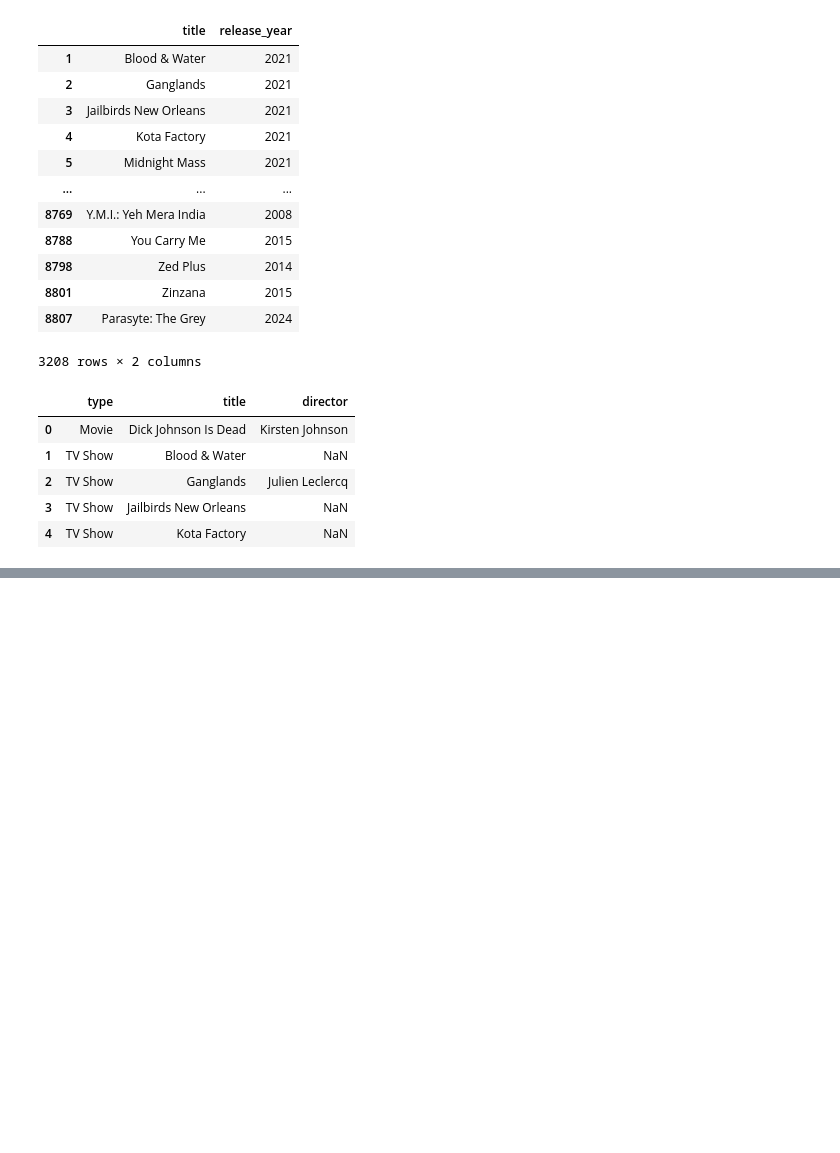
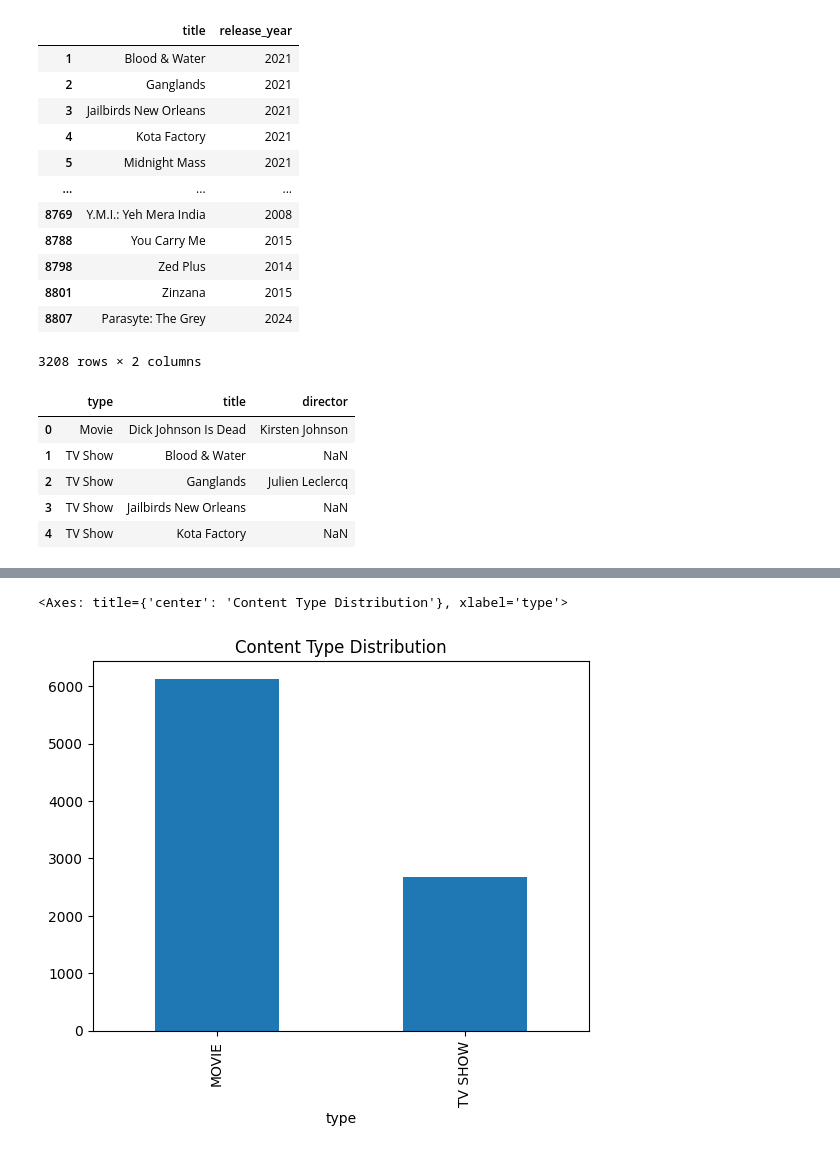
Before and after one commit to vaishnavin18/music-data, a Jupyter notebook: netflix_dataset.ipynb, the cells around one changed output, grey strips where cells are left out. Saved outputs shown, nothing was run; the diff lists cells and outputs as text; code cells hidden in the pictures; blank space fills up the shorter version.

```diff
--- a/netflix_dataset.ipynb
+++ b/netflix_dataset.ipynb
@@ -253,6 +255,8 @@ df['country'].fillna('Unknown', inplace=True)
 df['date_added'].fillna('Unknown', inplace=True)
 # %%
 df['rating'].fillna('Nan', inplace=True)
+# %%
+df['director'].fillna('Unlnown',inplace=True)
 # %%
 print(df.isnull().sum())
 # %% [output]
@@ -443,0 +605,9 @@ df.iloc[0:5, 1:4]
+# %%
+df.columns = (
+    df.columns
+      .str.strip()
+      .str.lower()
+      .str.replace(' ', '_')
+)
+# %%
+df['type'] = df['type'].str.lower()
@@ -443,0 +620,2 @@ df.iloc[0:5, 1:4]
+# %%
+df['type']=df['type'].str.upper()
@@ -443,0 +640,5 @@ df.iloc[0:5, 1:4]
+# %%
+df['type'].value_counts().plot(kind='bar', title='Content Type Distribution')
+# %% [output]
+<Axes: title={'center': 'Content Type Distribution'}, xlabel='type'>
+[figure, added]
```
Also changed, not shown: parts of 24 cells of this notebook.
